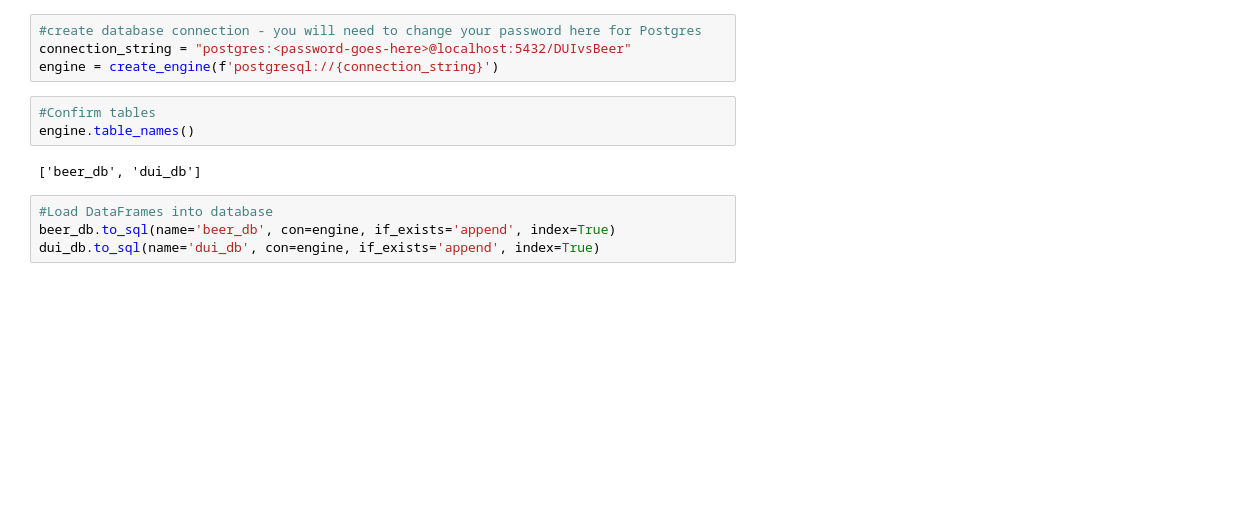
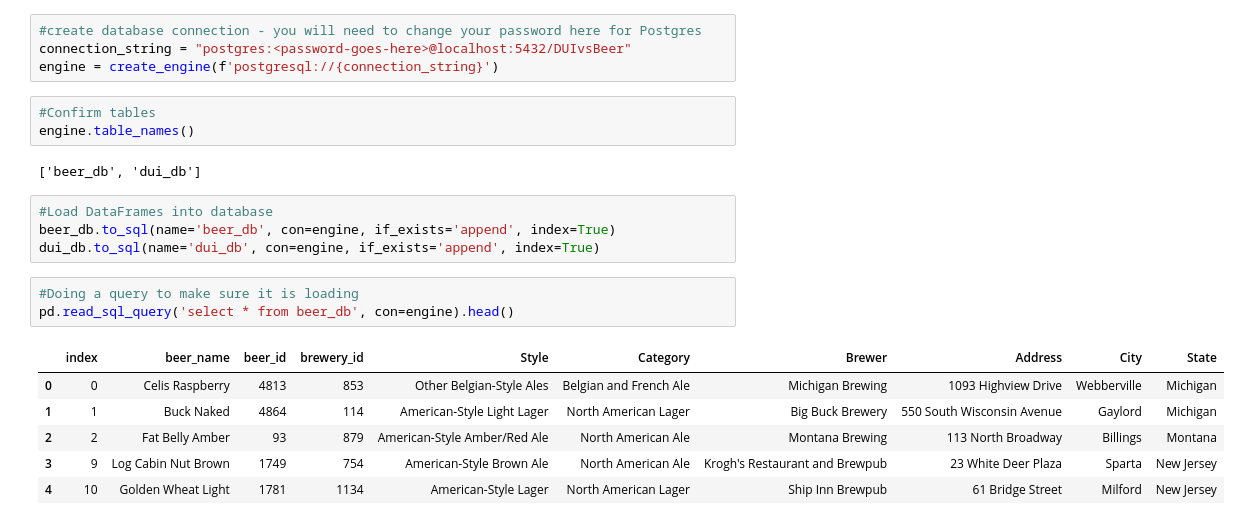
Before and after one commit to EvanK215/ETLProject, a Jupyter notebook: beerwork.ipynb, the cells around one changed output. Saved outputs shown, nothing was run; the diff lists cells and outputs as text; blank space fills up the shorter version.

```diff
--- a/beerwork.ipynb
+++ b/beerwork.ipynb
@@ -285,3 +285,13 @@ engine.table_names()
 #Load DataFrames into database
 beer_db.to_sql(name='beer_db', con=engine, if_exists='append', index=True)
 dui_db.to_sql(name='dui_db', con=engine, if_exists='append', index=True)
+# %%
+#Doing a query to make sure it is loading
+pd.read_sql_query('select * from beer_db', con=engine).head()
+# %% [output]
+|  | index | beer_name | beer_id | brewery_id | Style | Category | Brewer | Address | City | State |
+| 0 | 0 | Celis Raspberry | 4813 | 853 | Other Belgian-Style Ales | Belgian and French Ale | Michigan Brewing | 1093 Highview Drive | Webberville | Michigan |
+| 1 | 1 | Buck Naked | 4864 | 114 | American-Style Light Lager | North American Lager | Big Buck Brewery | 550 South Wisconsin Avenue | Gaylord | Michigan |
+| 2 | 2 | Fat Belly Amber | 93 | 879 | American-Style Amber/Red Ale | North American Ale | Montana Brewing | 113 North Broadway | Billings | Montana |
+| 3 | 9 | Log Cabin Nut Brown | 1749 | 754 | American-Style Brown Ale | North American Ale | Krogh's Restaurant and Brewpub | 23 White Deer Plaza | Sparta | New Jersey |
+| 4 | 10 | Golden Wheat Light | 1781 | 1134 | American-Style Lager | North American Lager | Ship Inn Brewpub | 61 Bridge Street | Milford | New Jersey |
```
Also changed, not shown: parts of 3 cells of this notebook.
